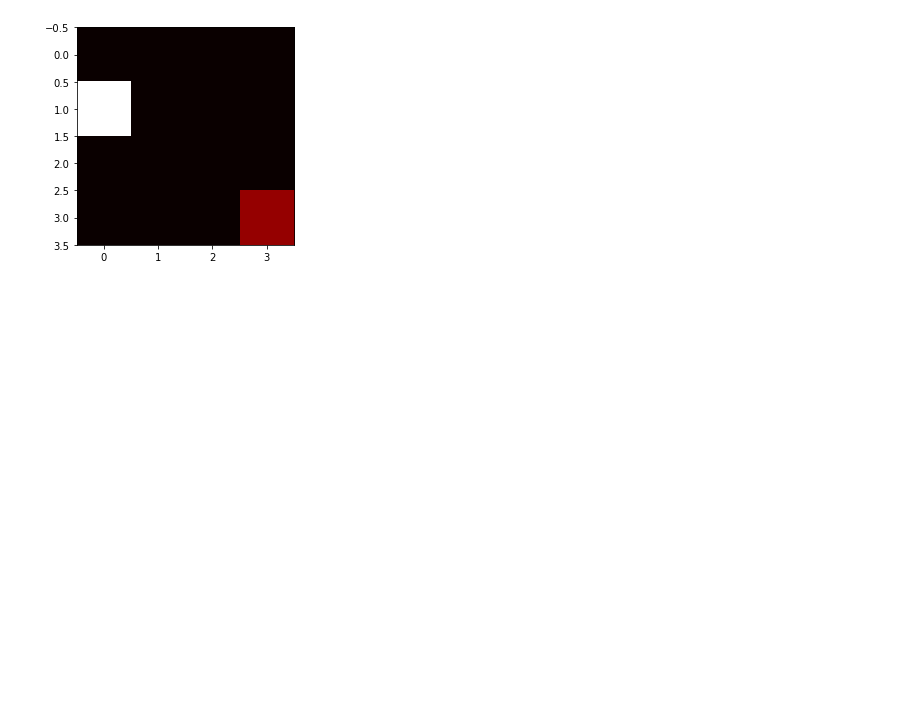
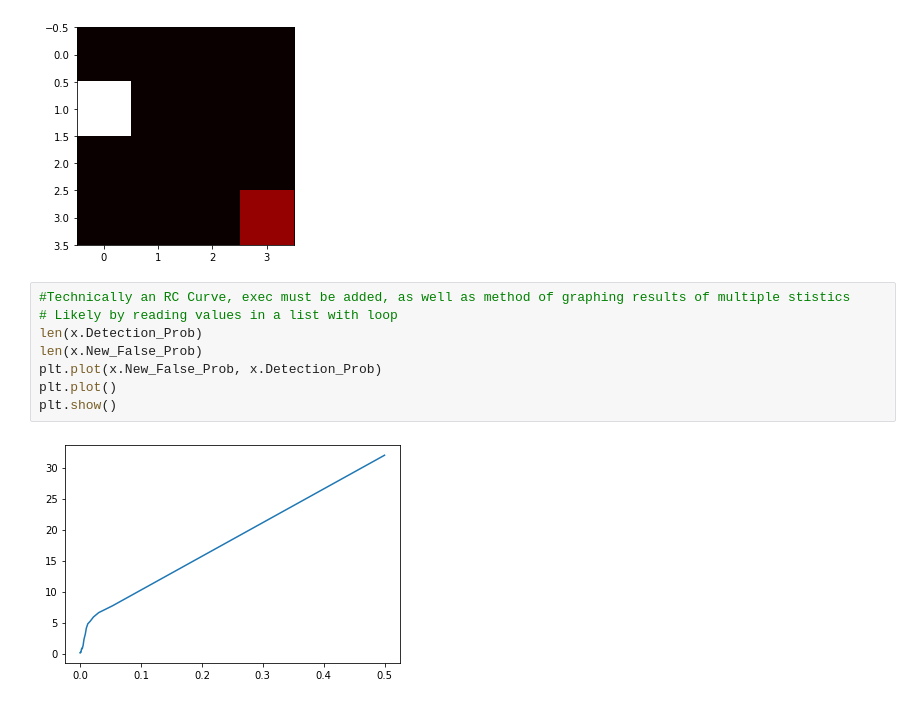
Before and after one commit to mickbrawler/Waveforms, a Jupyter notebook: Onsource_Analysis.ipynb, the cells around one changed output. Drawn from its saved outputs; the diff is of its cells as text; blank space fills up the shorter version.

Commit message:
Baby ROC curve
Will need execute python addition and implementation of graphing multiple statistics on ROC curves graphs.

```diff
--- a/Onsource_Analysis.ipynb
+++ b/Onsource_Analysis.ipynb
@@ -519,6 +520,16 @@ t0: 5.947485104880373  T0_2D: 148
 w=x.test_plotter(8,100)
 # %% [output]
 [figure]
+# %%
+#Technically an RC Curve, exec must be added, as well as method of graphing results of multiple stistics
+# Likely by reading values in a list with loop
+len(x.Detection_Prob)
+len(x.New_False_Prob)
+plt.plot(x.New_False_Prob, x.Detection_Prob)
+plt.plot()
+plt.show()
+# %% [output]
+[figure, added]
 # %%
 #scatter plot of fails & passes given threshold t
 # Amplitude vs. gamma
```
Also changed, not shown: parts of 5 cells of this notebook.
